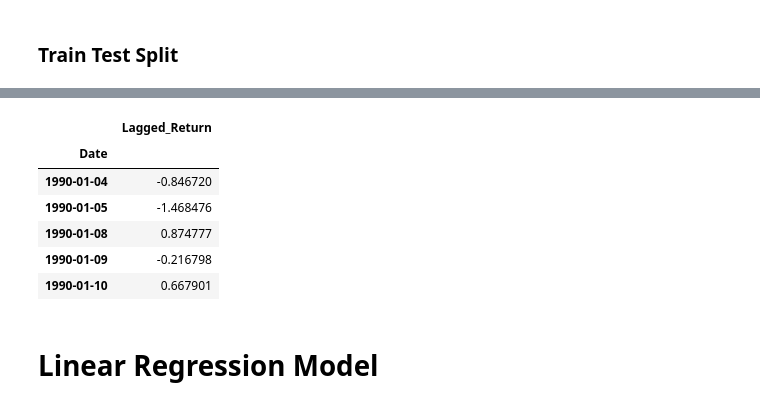
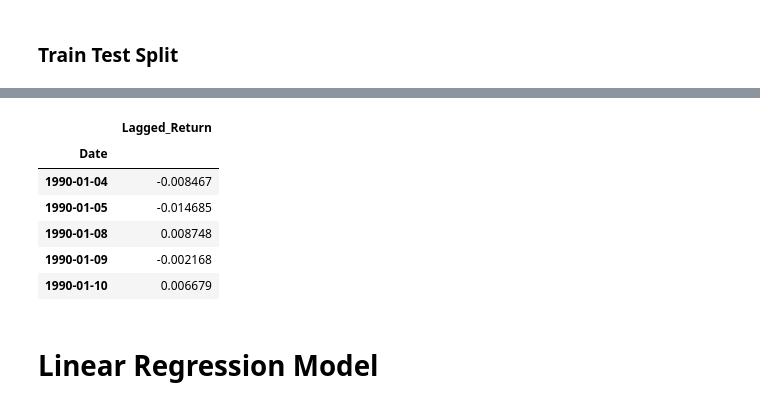
Before and after one commit to francofin/time_series_basic, a Jupyter notebook: regression_analysis.ipynb, the cells around one changed output, grey strips where cells are left out. Saved outputs shown, nothing was run; the diff lists cells and outputs as text; code cells hidden in the pictures.

```diff
--- a/regression_analysis.ipynb
+++ b/regression_analysis.ipynb
@@ -77,18 +98,21 @@ test = cad_jpy_df['2018':]
 # Create four dataframes:
 # X_train (training set using just the independent variables), X_test (test set of of just the independent variables)
 # Y_train (training set using just the "y" variable, i.e., "Futures Return"), Y_test (test set of just the "y" variable):
-# YOUR CODE HERE!
+X_train = train['Lagged_Return'].to_frame()
+X_test = test['Lagged_Return'].to_frame()
+y_train = train['Returns']
+y_test = test['Returns']
 # %%
 # Preview the X_train data
-# YOUR CODE HERE!
+X_train.head()
 # %% [output]
 |  | Lagged_Return |
 | Date |  |
-| 1990-01-04 | -0.846720 |
-| 1990-01-05 | -1.468476 |
-| 1990-01-08 | 0.874777 |
-| 1990-01-09 | -0.216798 |
-| 1990-01-10 | 0.667901 |
+| 1990-01-04 | -0.008467 |
+| 1990-01-05 | -0.014685 |
+| 1990-01-08 | 0.008748 |
+| 1990-01-09 | -0.002168 |
+| 1990-01-10 | 0.006679 |
 # %% [markdown]
 # Linear Regression Model
 # %%
```
Also changed, not shown: parts of 16 cells of this notebook.
